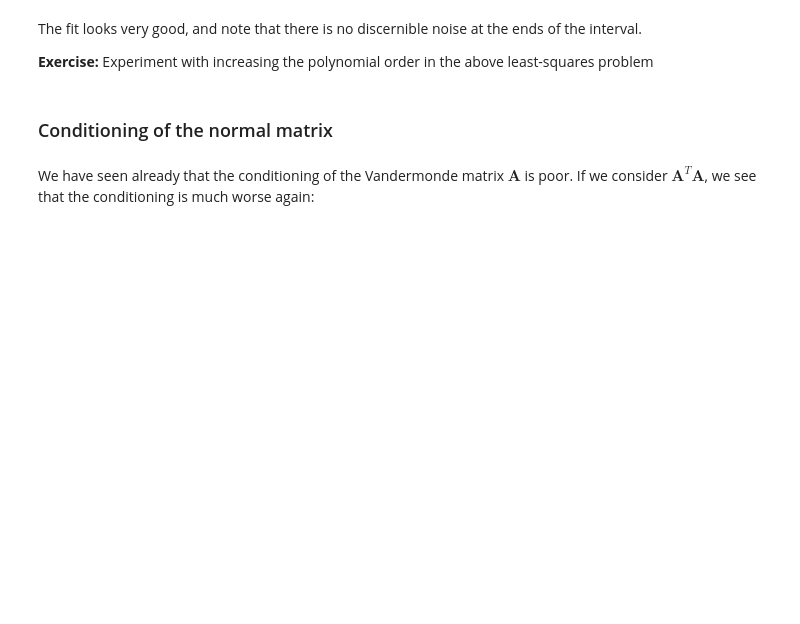
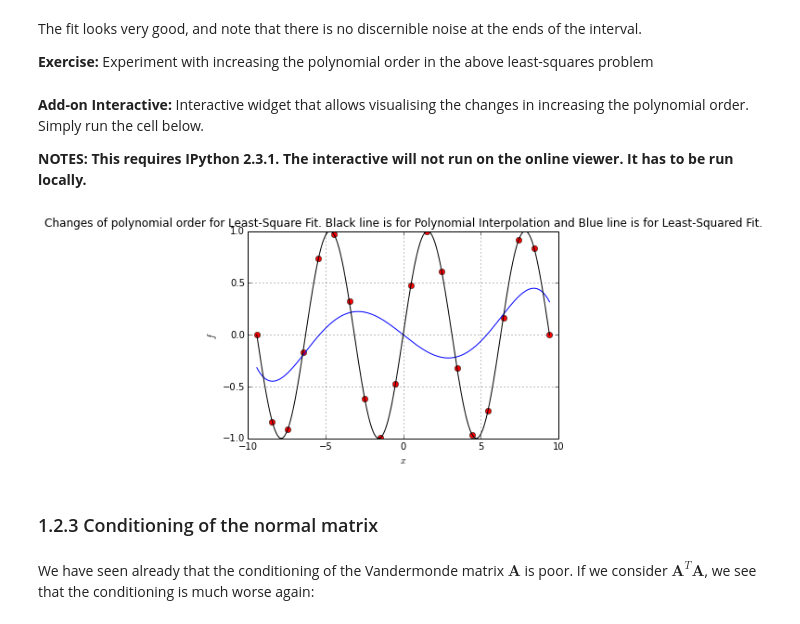
Before and after one commit to garth-wells/notebooks-3M1, a Jupyter notebook: notebooks/LeastSquares.ipynb, the cells around one changed output. Drawn from its saved outputs; the diff is of its cells as text; code cells hidden in the pictures; blank space fills up the shorter version.

Commit message:
Add noise to Least Squares

```diff
--- a/notebooks/LeastSquares.ipynb
+++ b/notebooks/LeastSquares.ipynb
@@ -287,8 +298,58 @@ plt.plot(x_p, y_p, 'ro', x_fit, y_ls,'b-');
 The fit looks very good, and note that there is no discernible noise at the ends of the interval.
 
 **Exercise:** Experiment with increasing the polynomial order in the above least-squares problem
+# %% [markdown]
+**Add-on Interactive:** Interactive widget that allows visualising the changes in increasing the polynomial order. Simply run the cell below.
+
+**NOTES: This requires IPython 2.3.1. The interactive will not run on the online viewer. It has to be run locally.**
+# %%
+import numpy as np
+
+# Import the interactive function from IPython widgets
+from IPython.html.widgets import interact
+from IPython.html import widgets
+
+# Import plotting function
+%matplotlib inline
+import matplotlib.pyplot as plt
+
+def plot_fit(num_data_points = 20, degree = 5, noise = 0):
+    # Generate data points
+    x_p = np.linspace(-3*np.pi, 3*np.pi, num_data_points)
+    y_p = np.sin(x_p)
+
+    # Adding noise
+    y_p = y_p + noise*(np.random.rand(len(y_p)) - 0.5)
+
+    # Create an array of 200 equally spaced points on [-pi, pi]
+    x_fit = np.linspace(-3*np.pi, 3*np.pi, 200)
+
+    # Compute least squares fit
+    c_ls = np.polyfit(x_p, y_p, degree)
+    p_ls = np.poly1d(c_ls)
+    y_ls = p_ls(x_fit)
+
+    # Compute polynomial interpolation
+    A = np.vander(x_p, num_data_points)
+    c = np.linalg.solve(A, y_p)
+    p = np.poly1d(c)
+    y_int = p(x_fit)
+
+    # Plot
+    plt.grid()
+    #plt.xlim(-3.5,3.5)
+    #plt.ylim(-10,10)
+    plt.xlabel('$x$')
+    plt.ylabel('$f$')
+    plt.title('Changes of polynomial order for Least-Square Fit. Black line is for Polynomial Interpolation and Blue line is for Least-Squared Fit.')
+    plt.plot(x_p, y_p, 'ro', x_fit, y_ls,'b-', x_fit, y_int,'k-')
+
+# Call the slider interaction
+interact(plot_fit, num_data_points = (20,100,1), degree = (2, 12, 1), noise = (0, 5, 0.01))
+# %% [output]
+[figure, added]
 # %% [markdown]
-### Conditioning of the normal matrix
+### 1.2.3 Conditioning of the normal matrix
 # %% [markdown]
 We have seen already that the conditioning of the Vandermonde matrix $\boldsymbol{A}$ is poor. If we consider $\boldsymbol{A}^{T}\boldsymbol{A}$, we see that the conditioning is much worse again:
 # %%
```
Also changed, not shown: parts of 16 cells of this notebook.
